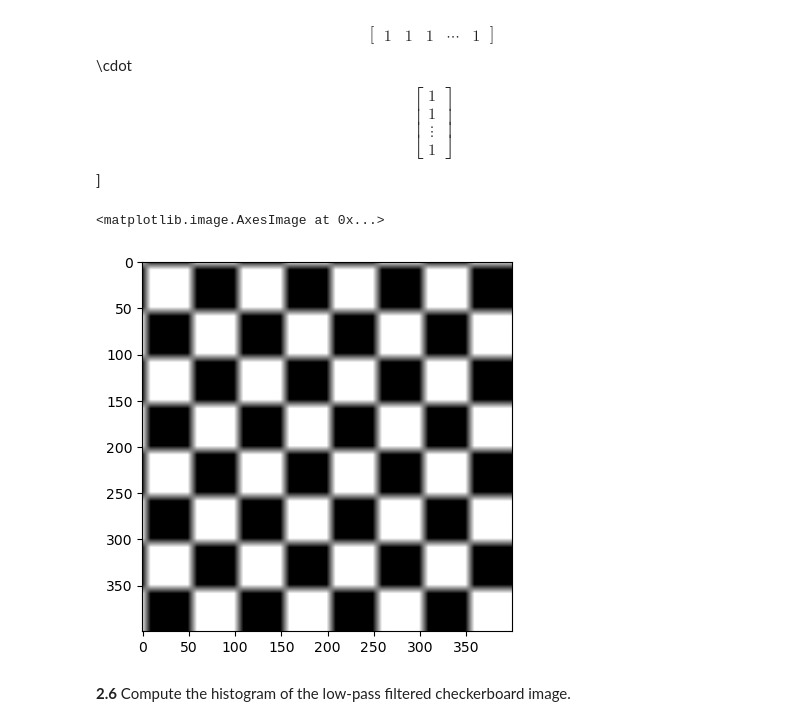
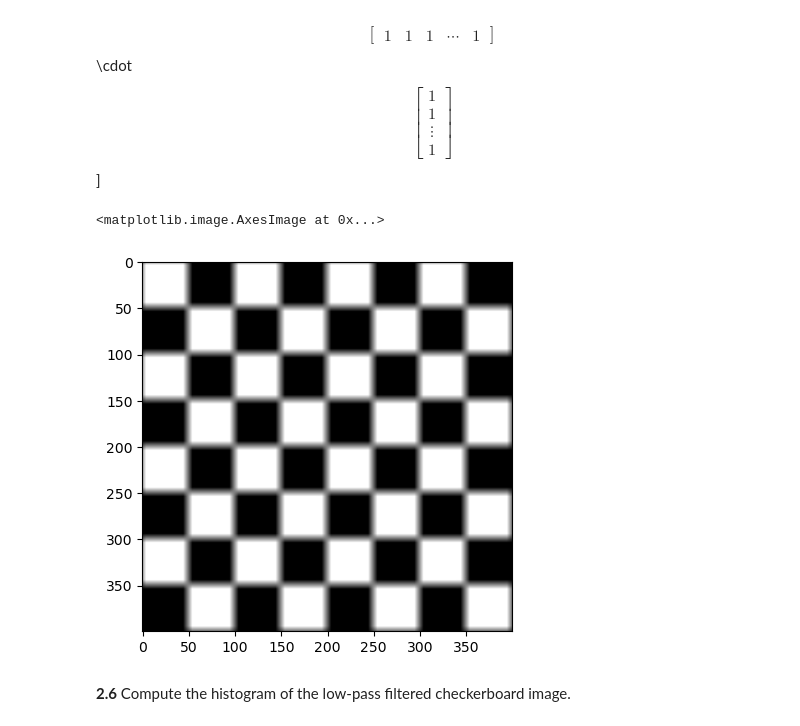
Before and after one commit to LennoxC/AIML331-Assignment-1, a Jupyter notebook: Assignment code.ipynb, the cells around one changed output. Cells and saved outputs as stored; diff of their text form; code cells hidden in the pictures.

```diff
--- a/Assignment code.ipynb
+++ b/Assignment code.ipynb
@@ -194,10 +192,19 @@ Im_fft = np.fft.fft2(checkerboard)
 # %%
 kernel = kernel/100
+# %%
+# to avoid having the periodic nature of DFT causing the right hand side of the image
+# getting padded on the left hand side (and the same for the top/bottom), the image can be
+# padded to double its original size, with black (0's) in the following 400 pixels on each
+# side of the image.
+padded_image = np.zeros((800, 800))
+padded_image[:400, :400] = checkerboard
 # %%
-padded_kernel = np.zeros((400, 400))
-padded_kernel[:10, :10] = kernel
-padded_kernel = np.fft.ifftshift(padded_kernel)
+# building the kernel - it must be the same size as the image
+padded_kernel = np.zeros((800, 800))
+# place the box filter in the middle of the new kernel
+padded_kernel[0:10, 0:10] = kernel
 
-Im_fft = np.fft.fft2(checkerboard)
+# calculate the DFT's of both the image and the kernel
+Im_fft = np.fft.fft2(padded_image)
 Kernel_fft = np.fft.fft2(padded_kernel)
 # %%
@@ -204,11 +213,14 @@ Kernel_fft = np.fft.fft2(padded_kernel)
 frequency_convolution = np.multiply(Im_fft, Kernel_fft)
 # %%
-img_test = np.fft.ifft2(frequency_convolution).real
+# take the real component of the inverse of the DFT pairwise multiplication
+image_dft_convolution_padded = np.fft.ifft2(frequency_convolution).real
+# %%
+image_dft_convolution = image_dft_convolution_padded[5:405, 5:405]
 # %%
-plt.imshow(img_test, cmap='gray')
+plt.imshow(image_dft_convolution, cmap='gray')
 # %% [output]
 <matplotlib.image.AxesImage at 0x...>
-[figure, old version]
+[figure, new version]
 # %% [markdown]
 **2.6** Compute the histogram of the low-pass filtered checkerboard image.
 # %%
```
Also changed, not shown: parts of 26 cells of this notebook.
